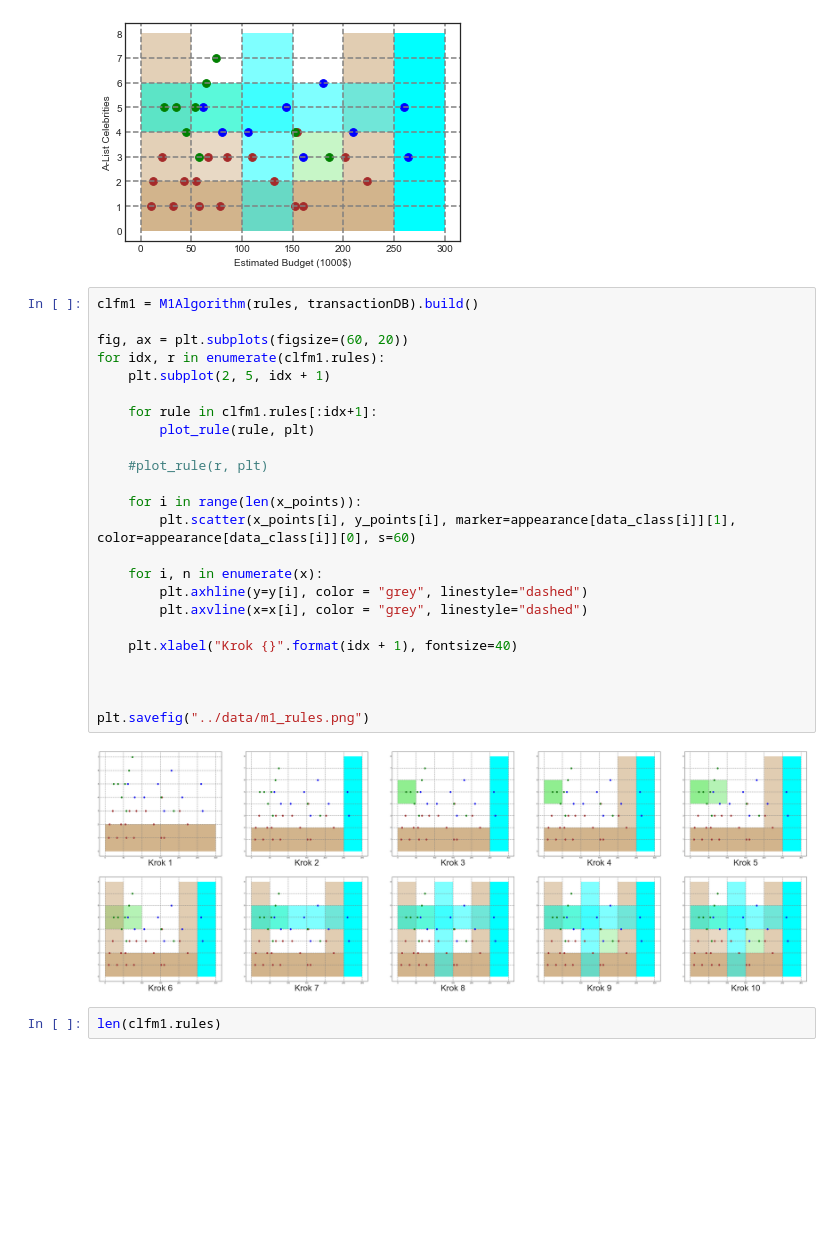
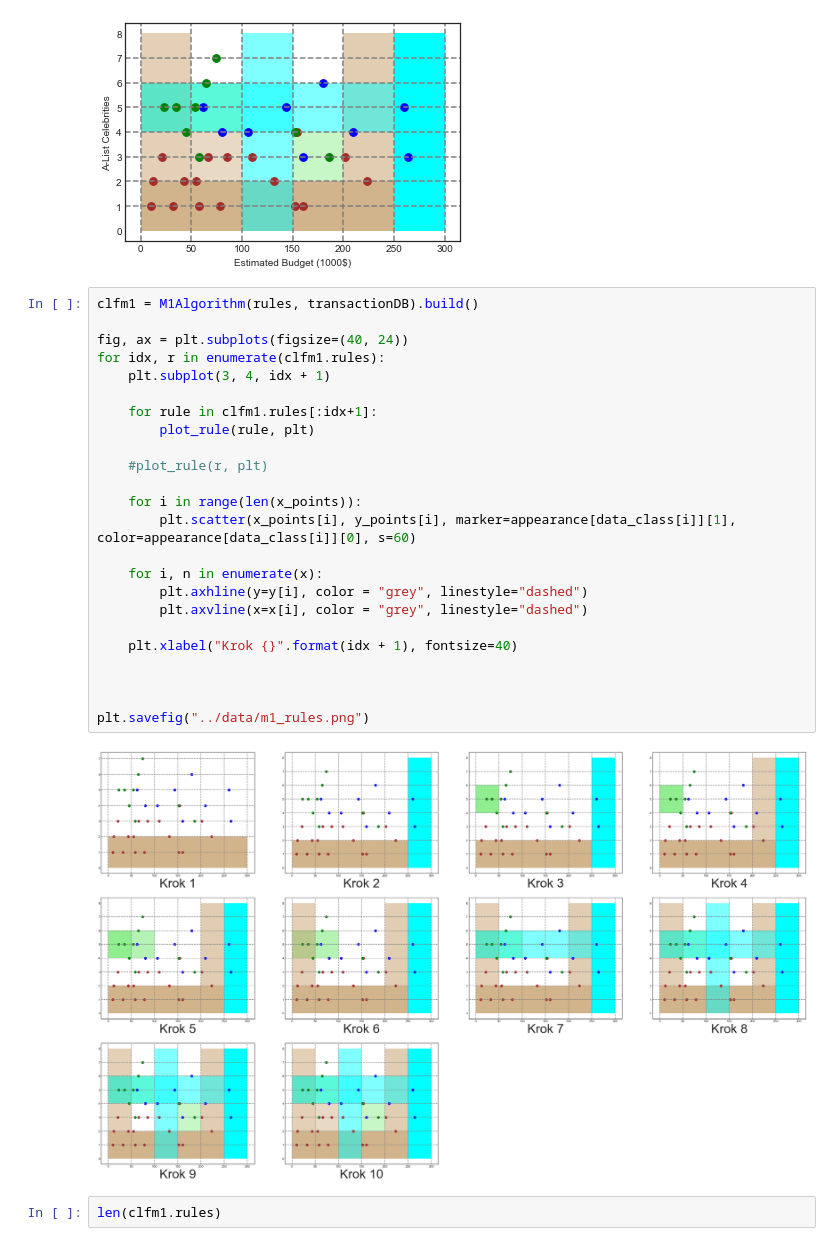
Before and after one commit to jirifilip/pyARC, a Jupyter notebook: notebooks/visualization/CBA_visualization.ipynb, the cells around one changed output. Saved outputs shown, nothing was run; the diff lists cells and outputs as text; blank space fills up the shorter version.

```diff
--- a/notebooks/visualization/CBA_visualization.ipynb
+++ b/notebooks/visualization/CBA_visualization.ipynb
@@ -242,29 +244,29 @@ plt.ylabel('A-List Celebrities')
 # %%
 clfm1 = M1Algorithm(rules, transactionDB).build()
 
-fig, ax = plt.subplots(figsize=(60, 20))
+fig, ax = plt.subplots(figsize=(40, 24))
 for idx, r in enumerate(clfm1.rules):
-    plt.subplot(2, 5, idx + 1)
+    plt.subplot(3, 4, idx + 1)
 
     for rule in clfm1.rules[:idx+1]:
         plot_rule(rule, plt)
 
     #plot_rule(r, plt)
 
     for i in range(len(x_points)):
         plt.scatter(x_points[i], y_points[i], marker=appearance[data_class[i]][1], color=appearance[data_class[i]][0], s=60)
 
     for i, n in enumerate(x):
         plt.axhline(y=y[i], color = "grey", linestyle="dashed")
         plt.axvline(x=x[i], color = "grey", linestyle="dashed")
 
     plt.xlabel("Krok {}".format(idx + 1), fontsize=40)
 
 
 
 plt.savefig("../data/m1_rules.png")
 # %% [output]
-[figure, old version]
+[figure, new version]
 # %%
 len(clfm1.rules)
 # %% [output]
```
Also changed, not shown: parts of 6 cells of this notebook, 28 other files.
